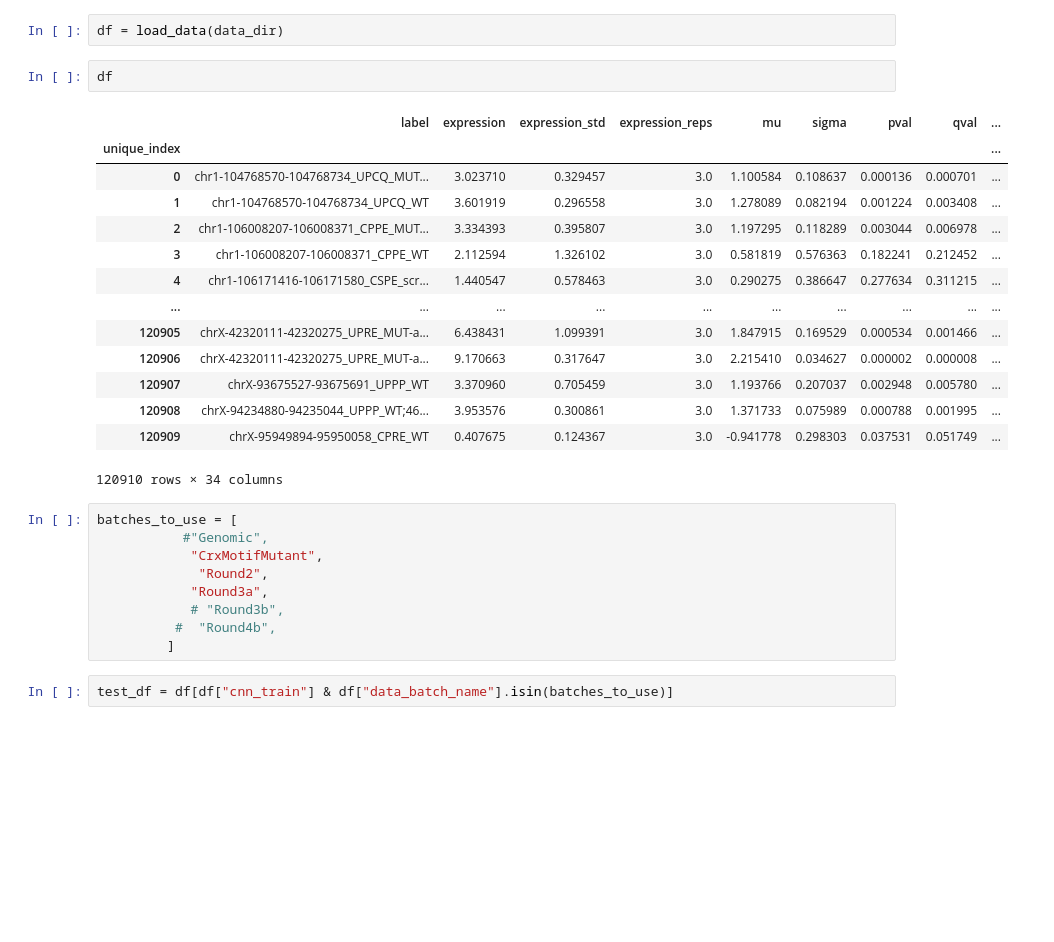
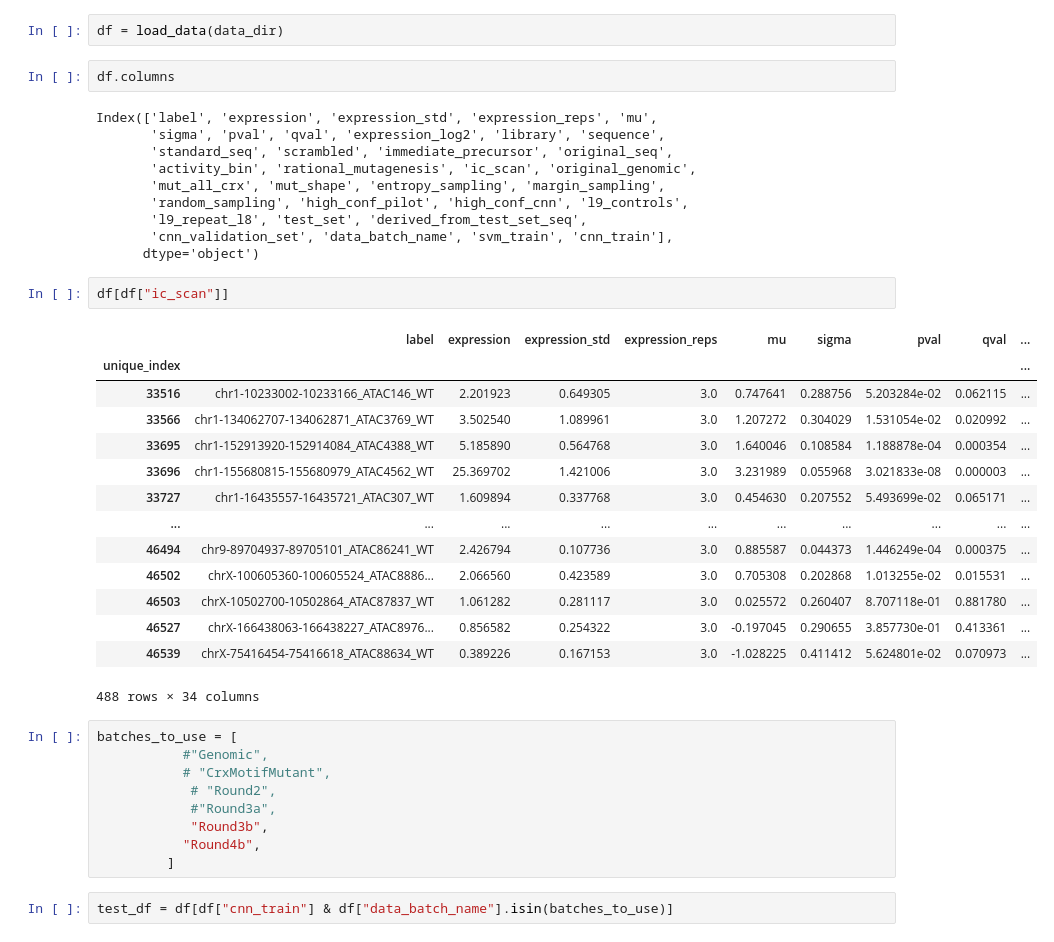
Before and after one commit to peter6866/CRX-Active-Learning, a Jupyter notebook: generate_test_data-checkpoint.ipynb, the cells around one changed output. Cells and saved outputs as stored; diff of their text form; blank space fills up the shorter version.

```diff
--- a/generate_test_data-checkpoint.ipynb
+++ b/generate_test_data-checkpoint.ipynb
@@ -11,30 +11,42 @@ def load_data(file, index_col=0, **kwargs):
 # %%
 df = load_data(data_dir)
 # %%
-df
+df.columns
 # %% [output]
-|  | label | expression | expression_std | expression_reps | mu | sigma | pval | qval | ... |
-| unique_index |  |  |  |  |  |  |  |  | ... |
-| 0 | chr1-104768570-104768734_UPCQ_MUT... | 3.023710 | 0.329457 | 3.0 | 1.100584 | 0.108637 | 0.000136 | 0.000701 | ... |
-| 1 | chr1-104768570-104768734_UPCQ_WT | 3.601919 | 0.296558 | 3.0 | 1.278089 | 0.082194 | 0.001224 | 0.003408 | ... |
-| 2 | chr1-106008207-106008371_CPPE_MUT... | 3.334393 | 0.395807 | 3.0 | 1.197295 | 0.118289 | 0.003044 | 0.006978 | ... |
-| 3 | chr1-106008207-106008371_CPPE_WT | 2.112594 | 1.326102 | 3.0 | 0.581819 | 0.576363 | 0.182241 | 0.212452 | ... |
-| 4 | chr1-106171416-106171580_CSPE_scr... | 1.440547 | 0.578463 | 3.0 | 0.290275 | 0.386647 | 0.277634 | 0.311215 | ... |
-| ... | ... | ... | ... | ... | ... | ... | ... | ... | ... |
-| 120905 | chrX-42320111-42320275_UPRE_MUT-a... | 6.438431 | 1.099391 | 3.0 | 1.847915 | 0.169529 | 0.000534 | 0.001466 | ... |
-| 120906 | chrX-42320111-42320275_UPRE_MUT-a... | 9.170663 | 0.317647 | 3.0 | 2.215410 | 0.034627 | 0.000002 | 0.000008 | ... |
-| 120907 | chrX-93675527-93675691_UPPP_WT | 3.370960 | 0.705459 | 3.0 | 1.193766 | 0.207037 | 0.002948 | 0.005780 | ... |
-| 120908 | chrX-94234880-94235044_UPPP_WT;46... | 3.953576 | 0.300861 | 3.0 | 1.371733 | 0.075989 | 0.000788 | 0.001995 | ... |
-| 120909 | chrX-95949894-95950058_CPRE_WT | 0.407675 | 0.124367 | 3.0 | -0.941778 | 0.298303 | 0.037531 | 0.051749 | ... |
-120910 rows × 34 columns
+Index(['label', 'expression', 'expression_std', 'expression_reps', 'mu',
+       'sigma', 'pval', 'qval', 'expression_log2', 'library', 'sequence',
+       'standard_seq', 'scrambled', 'immediate_precursor', 'original_seq',
+       'activity_bin', 'rational_mutagenesis', 'ic_scan', 'original_genomic',
+       'mut_all_crx', 'mut_shape', 'entropy_sampling', 'margin_sampling',
+       'random_sampling', 'high_conf_pilot', 'high_conf_cnn', 'l9_controls',
+       'l9_repeat_l8', 'test_set', 'derived_from_test_set_seq',
+       'cnn_validation_set', 'data_batch_name', 'svm_train', 'cnn_train'],
+      dtype='object')
+# %%
+df[df["ic_scan"]]
+# %% [output]
+|  | label | expression | expression_std | expression_reps | mu | sigma | pval | qval | ... |
+| unique_index |  |  |  |  |  |  |  |  | ... |
+| 33516 | chr1-10233002-10233166_ATAC146_WT | 2.201923 | 0.649305 | 3.0 | 0.747641 | 0.288756 | 5.203284e-02 | 0.062115 | ... |
+| 33566 | chr1-134062707-134062871_ATAC3769_WT | 3.502540 | 1.089961 | 3.0 | 1.207272 | 0.304029 | 1.531054e-02 | 0.020992 | ... |
+| 33695 | chr1-152913920-152914084_ATAC4388_WT | 5.185890 | 0.564768 | 3.0 | 1.640046 | 0.108584 | 1.188878e-04 | 0.000354 | ... |
+| 33696 | chr1-155680815-155680979_ATAC4562_WT | 25.369702 | 1.421006 | 3.0 | 3.231989 | 0.055968 | 3.021833e-08 | 0.000003 | ... |
+| 33727 | chr1-16435557-16435721_ATAC307_WT | 1.609894 | 0.337768 | 3.0 | 0.454630 | 0.207552 | 5.493699e-02 | 0.065171 | ... |
+| ... | ... | ... | ... | ... | ... | ... | ... | ... | ... |
+| 46494 | chr9-89704937-89705101_ATAC86241_WT | 2.426794 | 0.107736 | 3.0 | 0.885587 | 0.044373 | 1.446249e-04 | 0.000375 | ... |
+| 46502 | chrX-100605360-100605524_ATAC8886... | 2.066560 | 0.423589 | 3.0 | 0.705308 | 0.202868 | 1.013255e-02 | 0.015531 | ... |
+| 46503 | chrX-10502700-10502864_ATAC87837_WT | 1.061282 | 0.281117 | 3.0 | 0.025572 | 0.260407 | 8.707118e-01 | 0.881780 | ... |
+| 46527 | chrX-166438063-166438227_ATAC8976... | 0.856582 | 0.254322 | 3.0 | -0.197045 | 0.290655 | 3.857730e-01 | 0.413361 | ... |
+| 46539 | chrX-75416454-75416618_ATAC88634_WT | 0.389226 | 0.167153 | 3.0 | -1.028225 | 0.411412 | 5.624801e-02 | 0.070973 | ... |
+488 rows × 34 columns
 # %%
 batches_to_use = [
            #"Genomic",
-            "CrxMotifMutant",
-             "Round2",
-            "Round3a",
-            # "Round3b",
-          #  "Round4b",
+           # "CrxMotifMutant",
+            # "Round2",
+            #"Round3a",
+            "Round3b",
+           "Round4b",
          ]
 # %%
 test_df = df[df["cnn_train"] & df["data_batch_name"].isin(batches_to_use)]
```
Also changed, not shown: parts of 2 cells of this notebook, 20 other files.
